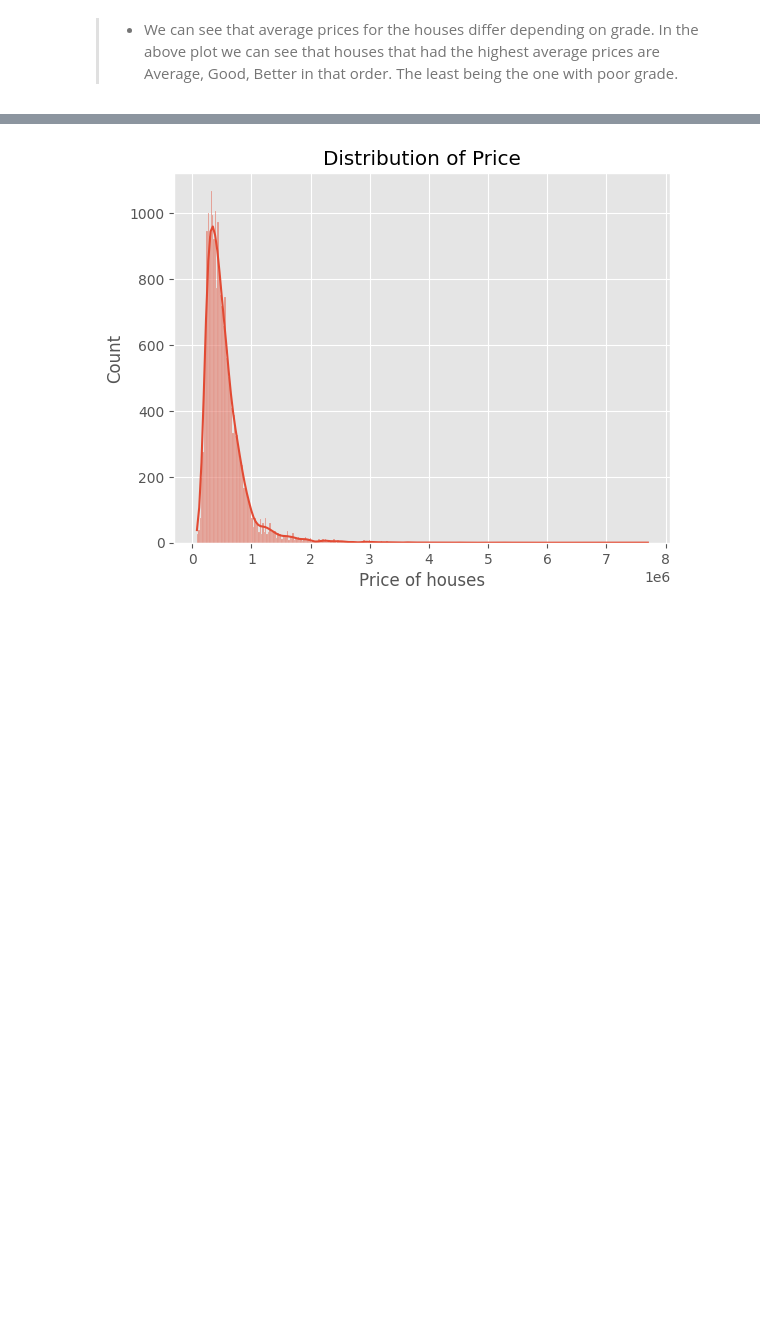
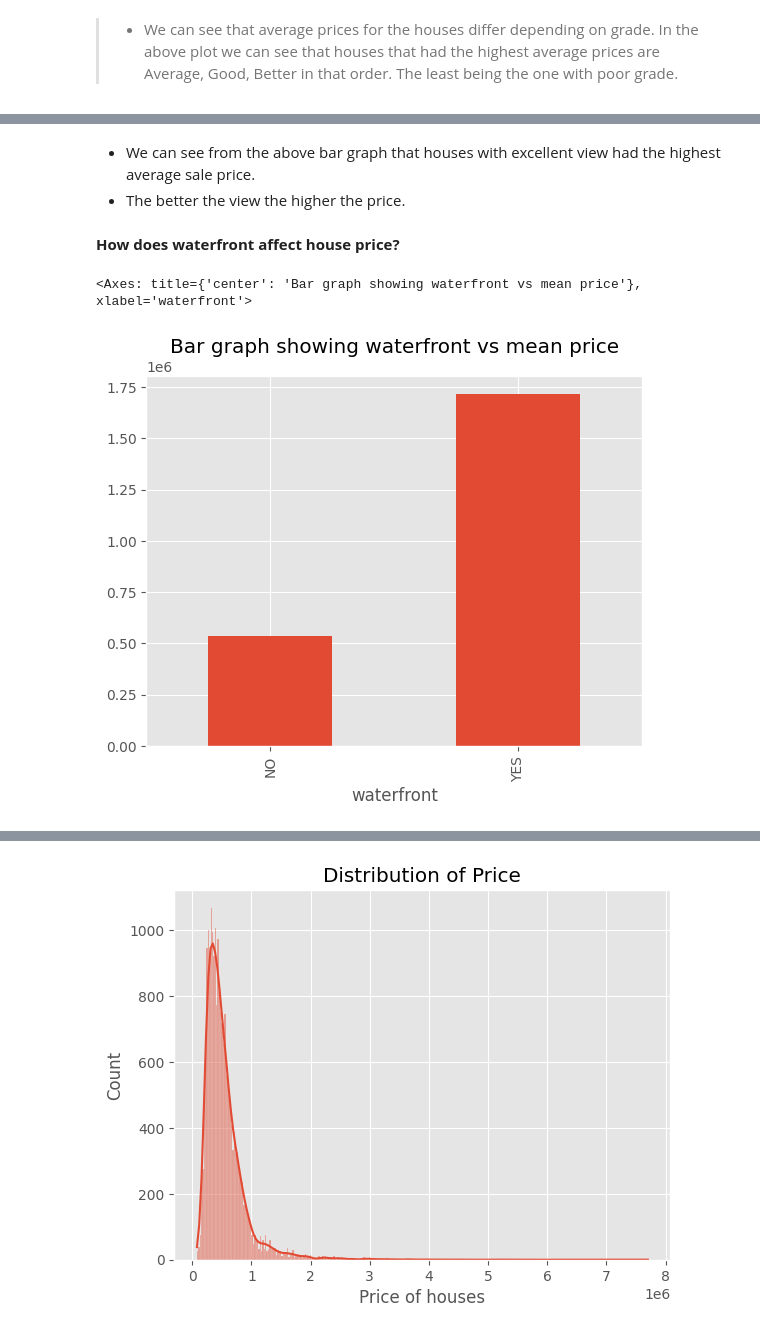
Before and after one commit to D-EKALE/KC-Housing-Project-2, a Jupyter notebook: student.ipynb, the cells around one changed output, grey strips where cells are left out. Drawn from its saved outputs; the diff is of its cells as text; code cells hidden in the pictures; blank space fills up the shorter version.

```diff
--- a/student.ipynb
+++ b/student.ipynb
@@ -210,0 +211,11 @@ Let us start by analyzing the distribution of the price variable.
+# %% [markdown]
+* We can see from the above bar graph that houses with excellent view had the highest average sale price.
+* The better the view the higher the price.
+# %% [markdown]
+**How does waterfront affect house price?**
+# %%
+grp = df.groupby('waterfront')['price'].mean().sort_values(ascending=True)
+grp.plot(kind='bar', title='Bar graph showing waterfront vs mean price')
+# %% [output]
+<Axes: title={'center': 'Bar graph showing waterfront vs mean price'}, xlabel='waterfront'>
+[figure, added]
```
Also changed, not shown: parts of 24 cells of this notebook.
